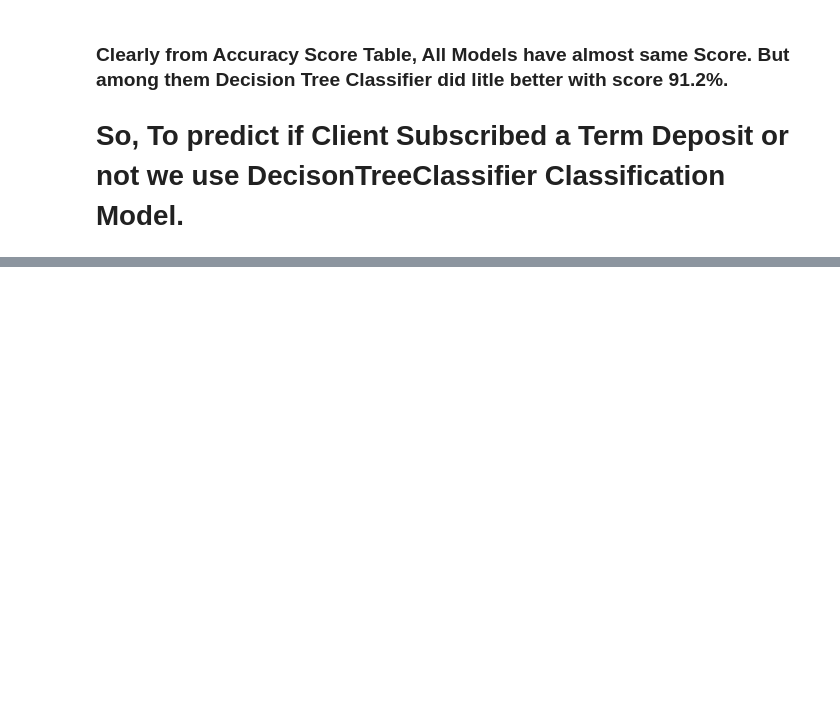
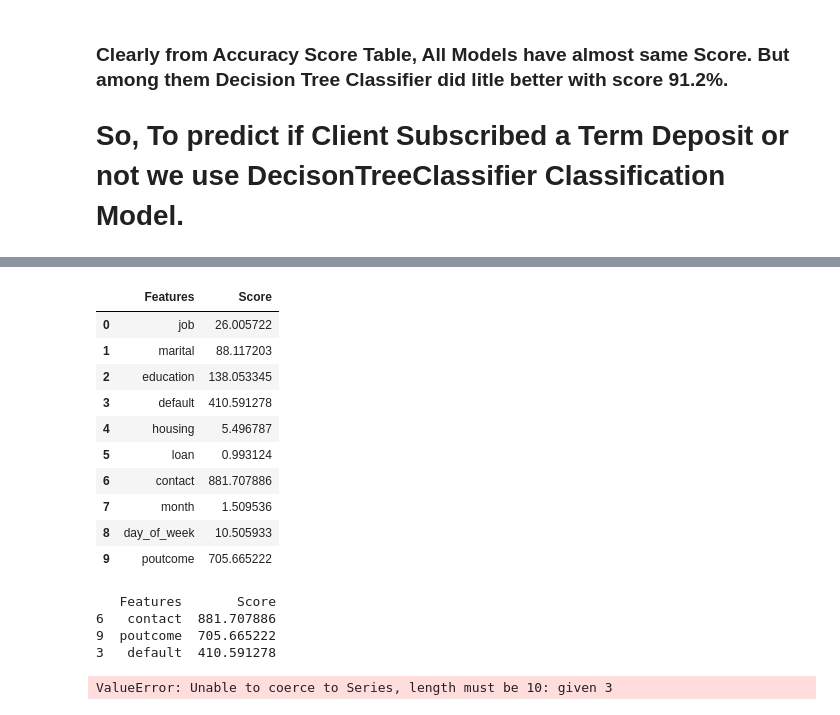
Before and after one commit to SSehrawat1720/ML-Projects, a Jupyter notebook: Predicting Client's choice to Subscribed a Term Deposit or not based on multiple feature by Different Classification Models.ipynb, the cells around one changed output, grey strips where cells are left out. Cells and saved outputs as stored; diff of their text form; code cells hidden in the pictures; blank space fills up the shorter version.

Commit message:
Improving Score

```diff
--- a/Predicting Client's choice to Subscribed a Term Deposit or not based on multiple feature by Different Classification Models.ipynb
+++ b/Predicting Client's choice to Subscribed a Term Deposit or not based on multiple feature by Different Classification Models.ipynb
@@ -790,0 +827,6 @@ Scores
+# %%
+bestfeatures2 = SelectKBest(score_func=f_classif,k=3)
+# %%
+fit2 = bestfeatures2.fit(cat_features,target)
+feature_scores2 = pd.DataFrame(fit2.scores_)
+feature_scores2.head()
@@ -790,0 +840,29 @@ Scores
+# %%
+feature_column_name2=pd.DataFrame(cat_features.columns)
+feature_score_df2 = pd.concat([feature_column_name2,feature_scores2],axis=1)
+feature_score_df2.columns=['Features','Score']
+feature_score_df2
+# %% [output]
+|  | Features | Score |
+| 0 | job | 26.005722 |
+| 1 | marital | 88.117203 |
+| 2 | education | 138.053345 |
+| 3 | default | 410.591278 |
+| 4 | housing | 5.496787 |
+| 5 | loan | 0.993124 |
+| 6 | contact | 881.707886 |
+| 7 | month | 1.509536 |
+| 8 | day_of_week | 10.505933 |
+| 9 | poutcome | 705.665222 |
+# %%
+print(feature_score_df2.nlargest(3,'Score'))
+# %% [output]
+   Features       Score
+6   contact  881.707886
+9  poutcome  705.665222
+3   default  410.591278
+# %%
+model_data2 = pd.concat((cat_features.loc[:,cat_features==['contact','poutcome','default']],model_data),axis=0)
+model_data2 .head()
+# %% [output]
+ValueError: Unable to coerce to Series, length must be 10: given 3
```
Also changed, not shown: parts of 11 cells of this notebook.
